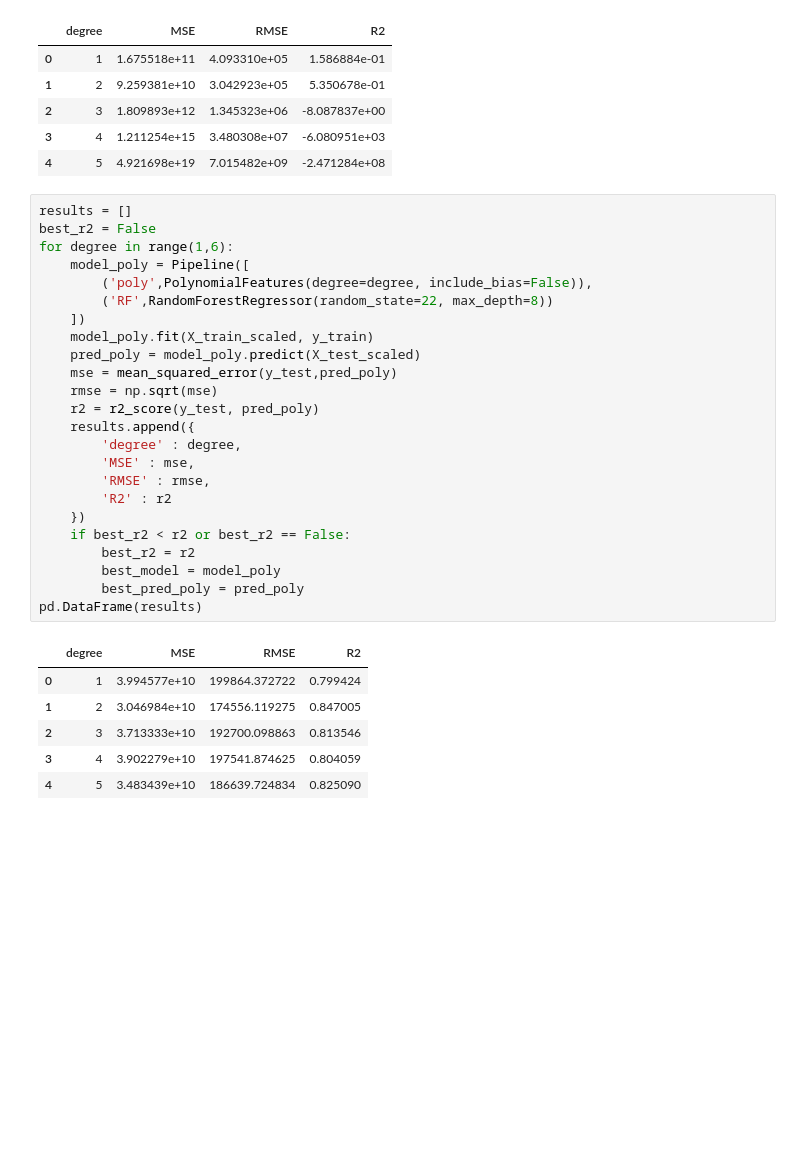
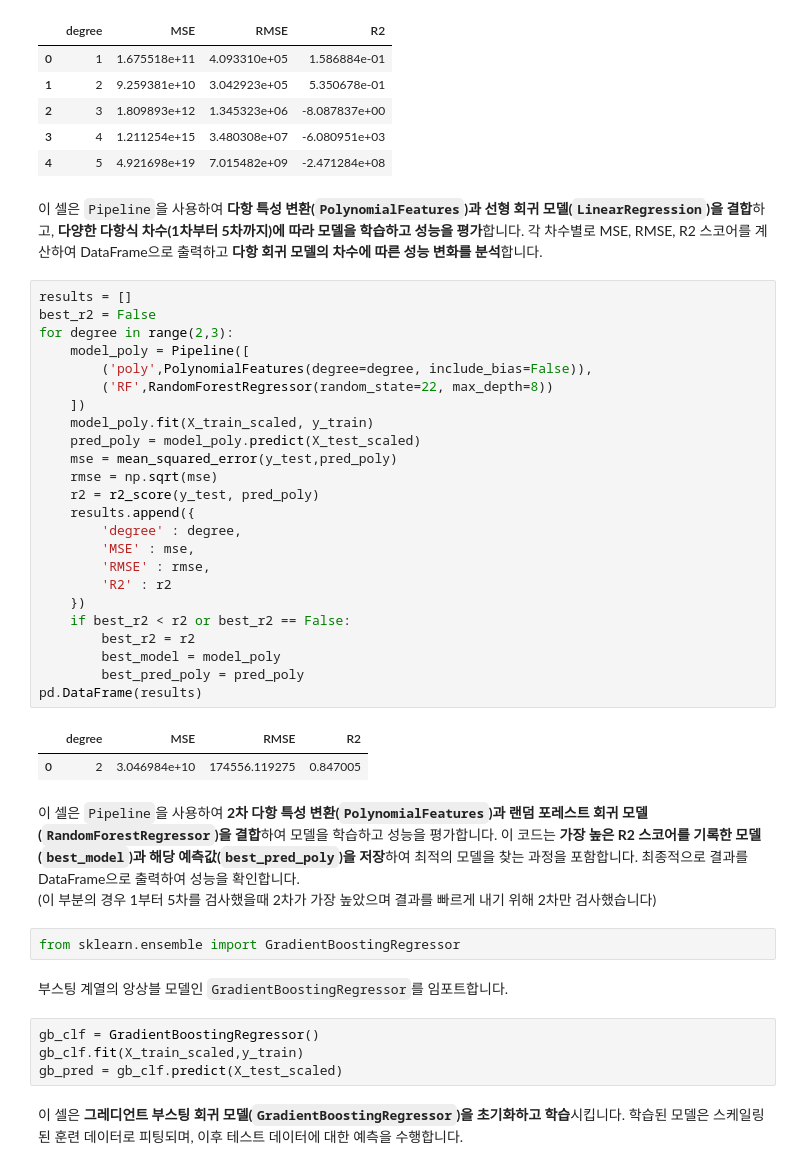
Before and after one commit to Telkem/hipython_rep, a Jupyter notebook: 7_car_predict_model/중고차가격예측모델.ipynb, the cells around one changed output. Saved outputs shown, nothing was run; the diff lists cells and outputs as text; blank space fills up the shorter version.

```diff
--- a/7_car_predict_model/중고차가격예측모델.ipynb
+++ b/7_car_predict_model/중고차가격예측모델.ipynb
@@ -264,34 +326,45 @@ pd.DataFrame(results)
 | 2 | 3 | 1.809893e+12 | 1.345323e+06 | -8.087837e+00 |
 | 3 | 4 | 1.211254e+15 | 3.480308e+07 | -6.080951e+03 |
 | 4 | 5 | 4.921698e+19 | 7.015482e+09 | -2.471284e+08 |
+# %% [markdown]
+이 셀은 `Pipeline`을 사용하여 **다항 특성 변환(`PolynomialFeatures`)과 선형 회귀 모델(`LinearRegression`)을 결합**하고, **다양한 다항식 차수(1차부터 5차까지)에 따라 모델을 학습하고 성능을 평가**합니다. 각 차수별로 MSE, RMSE, R2 스코어를 계산하여 DataFrame으로 출력하고 **다항 회귀 모델의 차수에 따른 성능 변화를 분석**합니다.
 # %%
 results = []
 best_r2 = False
-for degree in range(1,6):
+for degree in range(2,3):
     model_poly = Pipeline([
         ('poly',PolynomialFeatures(degree=degree, include_bias=False)),
         ('RF',RandomForestRegressor(random_state=22, max_depth=8))
     ])
     model_poly.fit(X_train_scaled, y_train)
     pred_poly = model_poly.predict(X_test_scaled)
     mse = mean_squared_error(y_test,pred_poly)
     rmse = np.sqrt(mse)
     r2 = r2_score(y_test, pred_poly)
     results.append({
         'degree' : degree,
         'MSE' : mse,
         'RMSE' : rmse,
         'R2' : r2
     })
     if best_r2 < r2 or best_r2 == False:
         best_r2 = r2
         best_model = model_poly
         best_pred_poly = pred_poly
 pd.DataFrame(results)
 # %% [output]
 |  | degree | MSE | RMSE | R2 |
-| 0 | 1 | 3.994577e+10 | 199864.372722 | 0.799424 |
-| 1 | 2 | 3.046984e+10 | 174556.119275 | 0.847005 |
-| 2 | 3 | 3.713333e+10 | 192700.098863 | 0.813546 |
-| 3 | 4 | 3.902279e+10 | 197541.874625 | 0.804059 |
-| 4 | 5 | 3.483439e+10 | 186639.724834 | 0.825090 |
+| 0 | 2 | 3.046984e+10 | 174556.119275 | 0.847005 |
+# %% [markdown]
+이 셀은 `Pipeline`을 사용하여 **2차 다항 특성 변환(`PolynomialFeatures`)과 랜덤 포레스트 회귀 모델(`RandomForestRegressor`)을 결합**하여 모델을 학습하고 성능을 평가합니다. 이 코드는 **가장 높은 R2 스코어를 기록한 모델(`best_model`)과 해당 예측값(`best_pred_poly`)을 저장**하여 최적의 모델을 찾는 과정을 포함합니다. 최종적으로 결과를 DataFrame으로 출력하여 성능을 확인합니다.<br>
+(이 부분의 경우 1부터 5차를 검사했을때 2차가 가장 높았으며 결과를 빠르게 내기 위해 2차만 검사했습니다)
+# %%
+from sklearn.ensemble import GradientBoostingRegressor
+# %% [markdown]
+부스팅 계열의 앙상블 모델인 `GradientBoostingRegressor`를 임포트합니다.
+# %%
+gb_clf = GradientBoostingRegressor()
+gb_clf.fit(X_train_scaled,y_train)
+gb_pred = gb_clf.predict(X_test_scaled)
+# %% [markdown]
+이 셀은 **그레디언트 부스팅 회귀 모델(`GradientBoostingRegressor`)을 초기화하고 학습**시킵니다. 학습된 모델은 스케일링된 훈련 데이터로 피팅되며, 이후 테스트 데이터에 대한 예측을 수행합니다.
```
Also changed, not shown: parts of 69 cells of this notebook, 3 other files.
